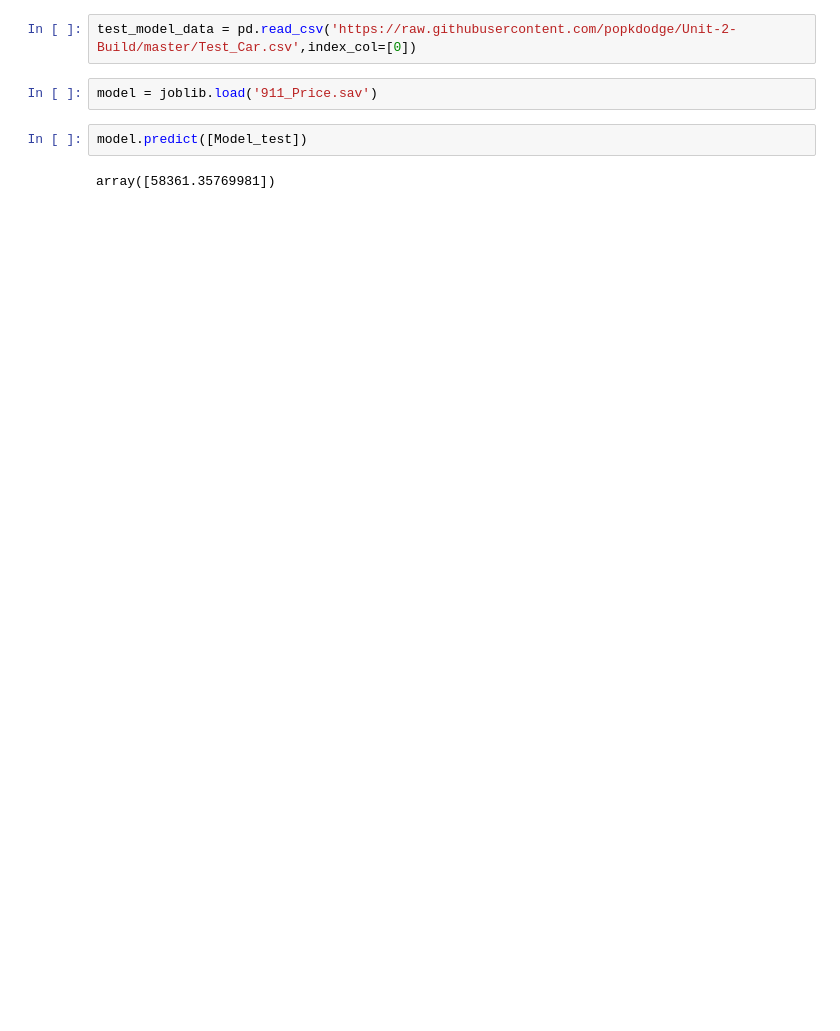
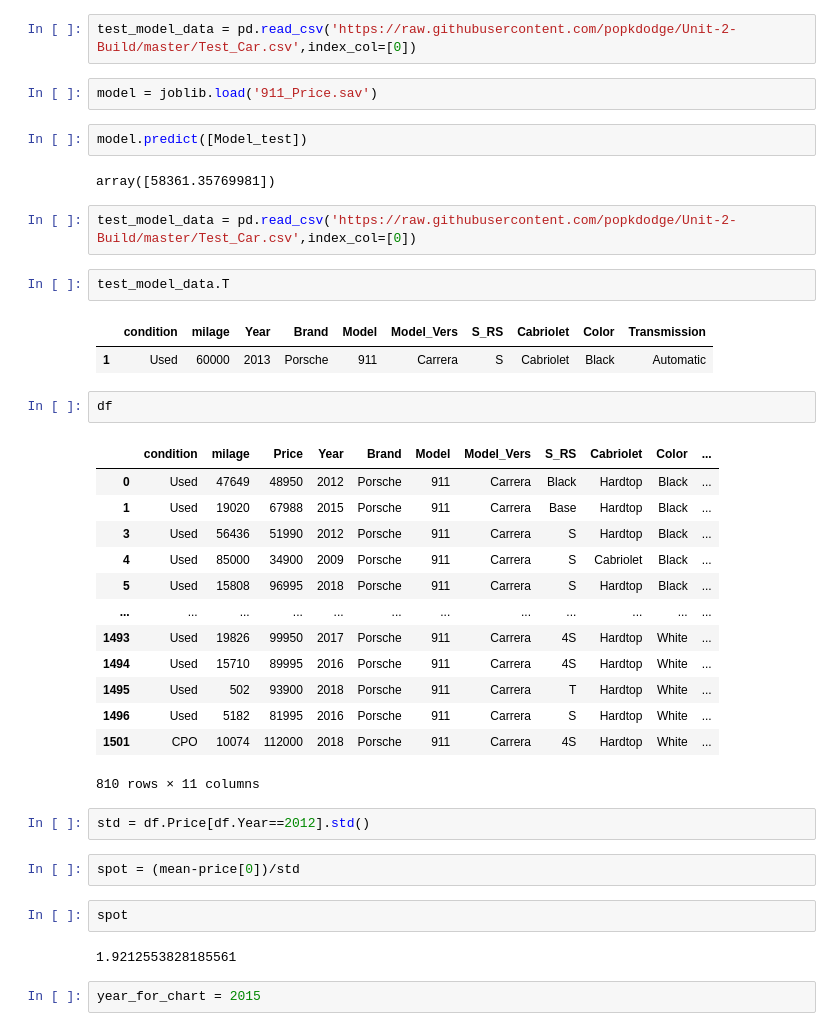
Before and after one commit to popkdodge/Unit-2-Build, a Jupyter notebook: Porsche_911.ipynb, the cells around one changed output. Drawn from its saved outputs; the diff is of its cells as text; blank space fills up the shorter version.

```diff
--- a/Porsche_911.ipynb
+++ b/Porsche_911.ipynb
@@ -536,3 +550,36 @@ model = joblib.load('911_Price.sav')
 model.predict([Model_test])
 # %% [output]
 array([58361.35769981])
+# %%
+test_model_data = pd.read_csv('https://raw.githubusercontent.com/popkdodge/Unit-2-Build/master/Test_Car.csv',index_col=[0])
+# %%
+test_model_data.T
+# %% [output]
+|  | condition | milage | Year | Brand | Model | Model_Vers | S_RS | Cabriolet | Color | Transmission |
+| 1 | Used | 60000 | 2013 | Porsche | 911 | Carrera | S | Cabriolet | Black | Automatic |
+# %%
+df
+# %% [output]
+|  | condition | milage | Price | Year | Brand | Model | Model_Vers | S_RS | Cabriolet | Color | ... |
+| 0 | Used | 47649 | 48950 | 2012 | Porsche | 911 | Carrera | Black | Hardtop | Black | ... |
+| 1 | Used | 19020 | 67988 | 2015 | Porsche | 911 | Carrera | Base | Hardtop | Black | ... |
+| 3 | Used | 56436 | 51990 | 2012 | Porsche | 911 | Carrera | S | Hardtop | Black | ... |
+| 4 | Used | 85000 | 34900 | 2009 | Porsche | 911 | Carrera | S | Cabriolet | Black | ... |
+| 5 | Used | 15808 | 96995 | 2018 | Porsche | 911 | Carrera | S | Hardtop | Black | ... |
+| ... | ... | ... | ... | ... | ... | ... | ... | ... | ... | ... | ... |
+| 1493 | Used | 19826 | 99950 | 2017 | Porsche | 911 | Carrera | 4S | Hardtop | White | ... |
+| 1494 | Used | 15710 | 89995 | 2016 | Porsche | 911 | Carrera | 4S | Hardtop | White | ... |
+| 1495 | Used | 502 | 93900 | 2018 | Porsche | 911 | Carrera | T | Hardtop | White | ... |
+| 1496 | Used | 5182 | 81995 | 2016 | Porsche | 911 | Carrera | S | Hardtop | White | ... |
+| 1501 | CPO | 10074 | 112000 | 2018 | Porsche | 911 | Carrera | 4S | Hardtop | White | ... |
+810 rows × 11 columns
+# %%
+std = df.Price[df.Year==2012].std()
+# %%
+spot = (mean-price[0])/std
+# %%
+spot
+# %% [output]
+1.9212553828185561
+# %%
+year_for_chart = 2015
```
Also changed, not shown: parts of 15 cells of this notebook, 1 other file.
